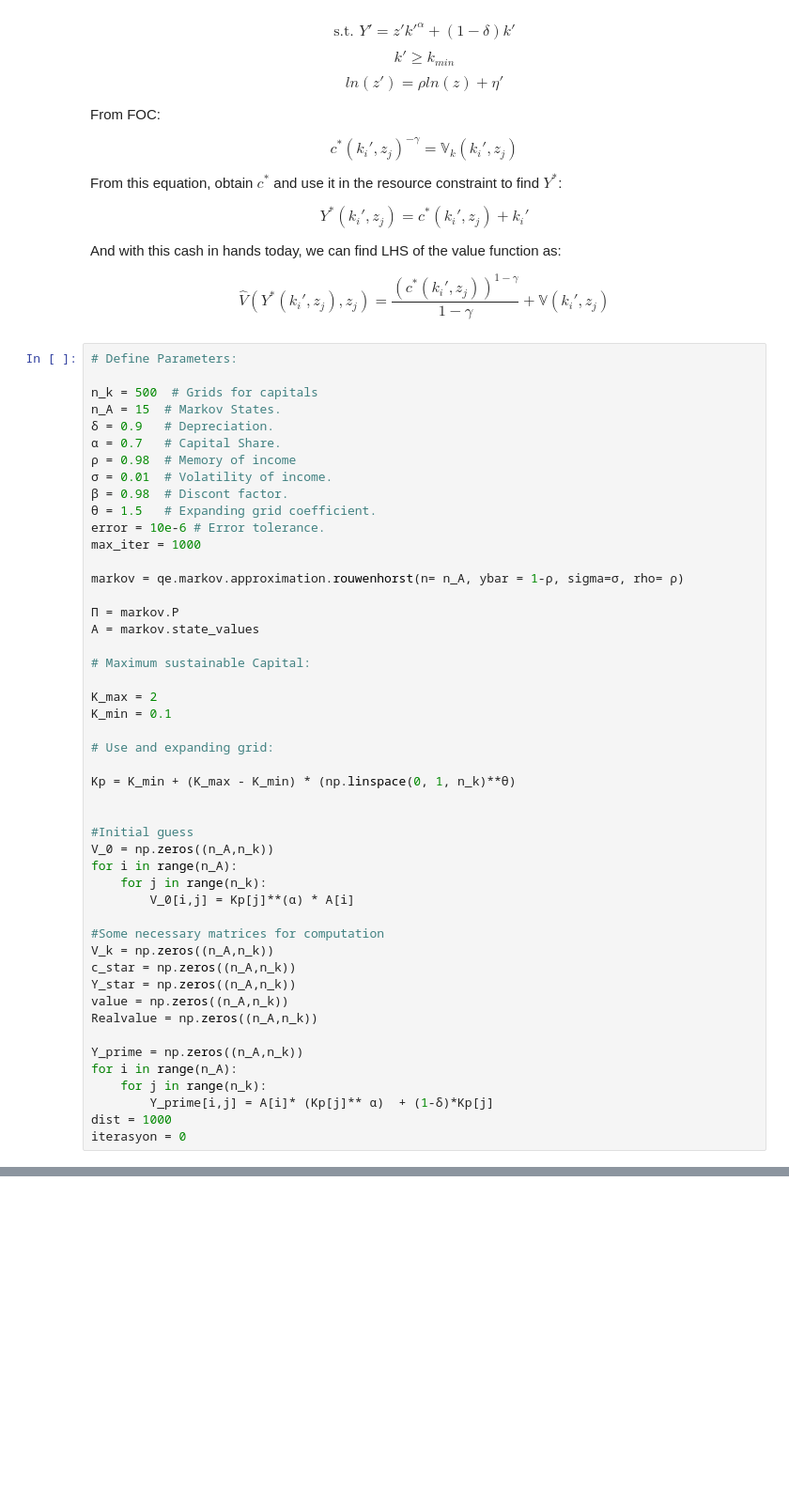
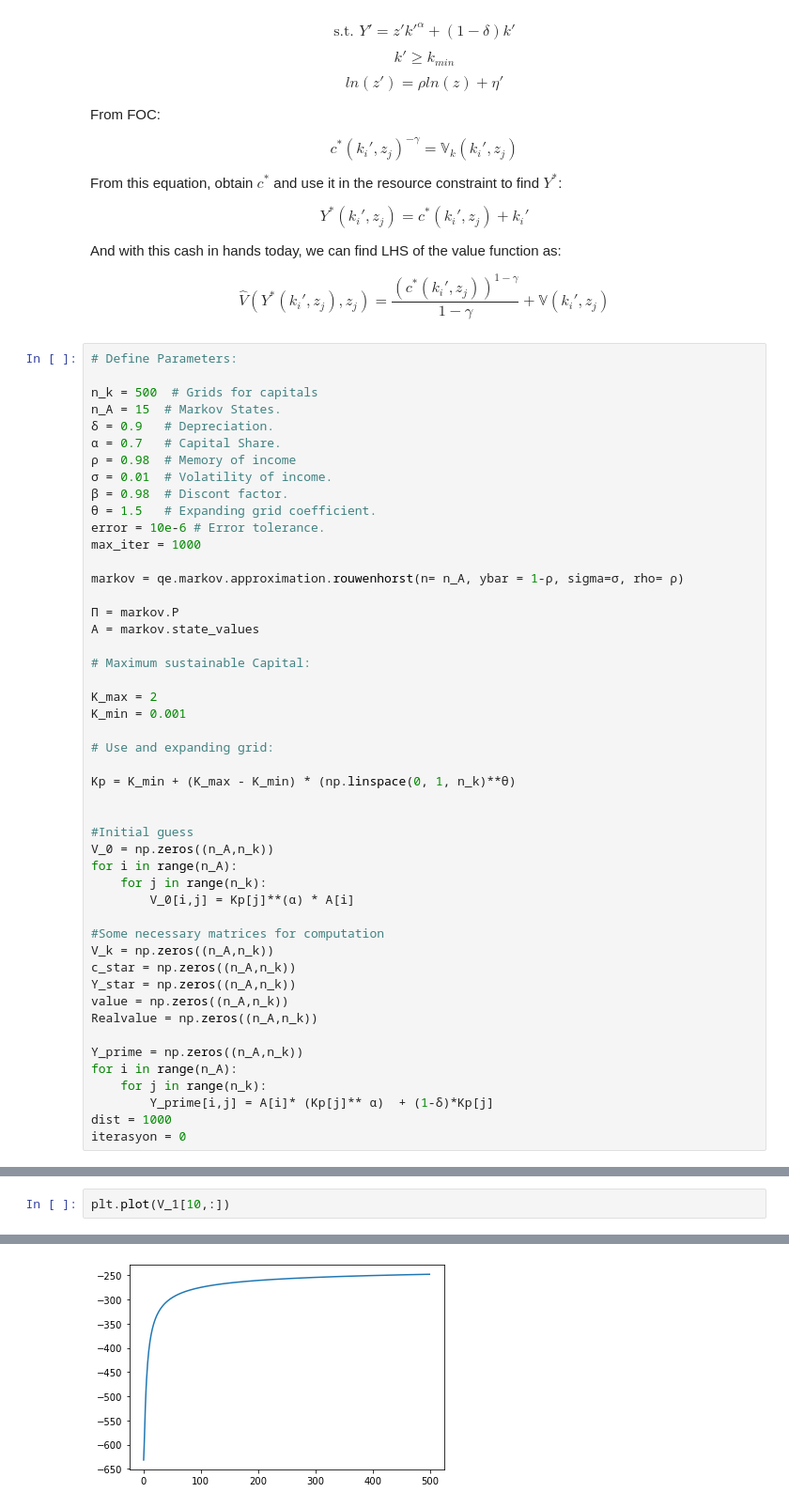
Before and after one commit to hamecetin/Quantitative_Methods_2, a Jupyter notebook: PS4/ps4.ipynb, the cells around one changed output, grey strips where cells are left out. Shown: that part at 94% size. Drawn from its saved outputs; the diff is of its cells as text; blank space fills up the shorter version.

Commit message:
beautiful graphs

```diff
--- a/PS4/ps4.ipynb
+++ b/PS4/ps4.ipynb
@@ -85,7 +85,7 @@ A = markov.state_values
 # Maximum sustainable Capital:
 
 K_max = 2
-K_min = 0.1
+K_min = 0.001
 
 # Use and expanding grid:
 
@@ -179,0 +179,3 @@ array([[-452.86450418, -452.803549  , -452.69246503, ..., -385.60431006,
+# %%
+plt.plot(V_1[10,:])
+# %% [output]
@@ -179,0 +183 @@ array([[-452.86450418, -452.803549  , -452.69246503, ..., -385.60431006,
+[figure, added]
```
Also changed, not shown: parts of 3 cells of this notebook.
